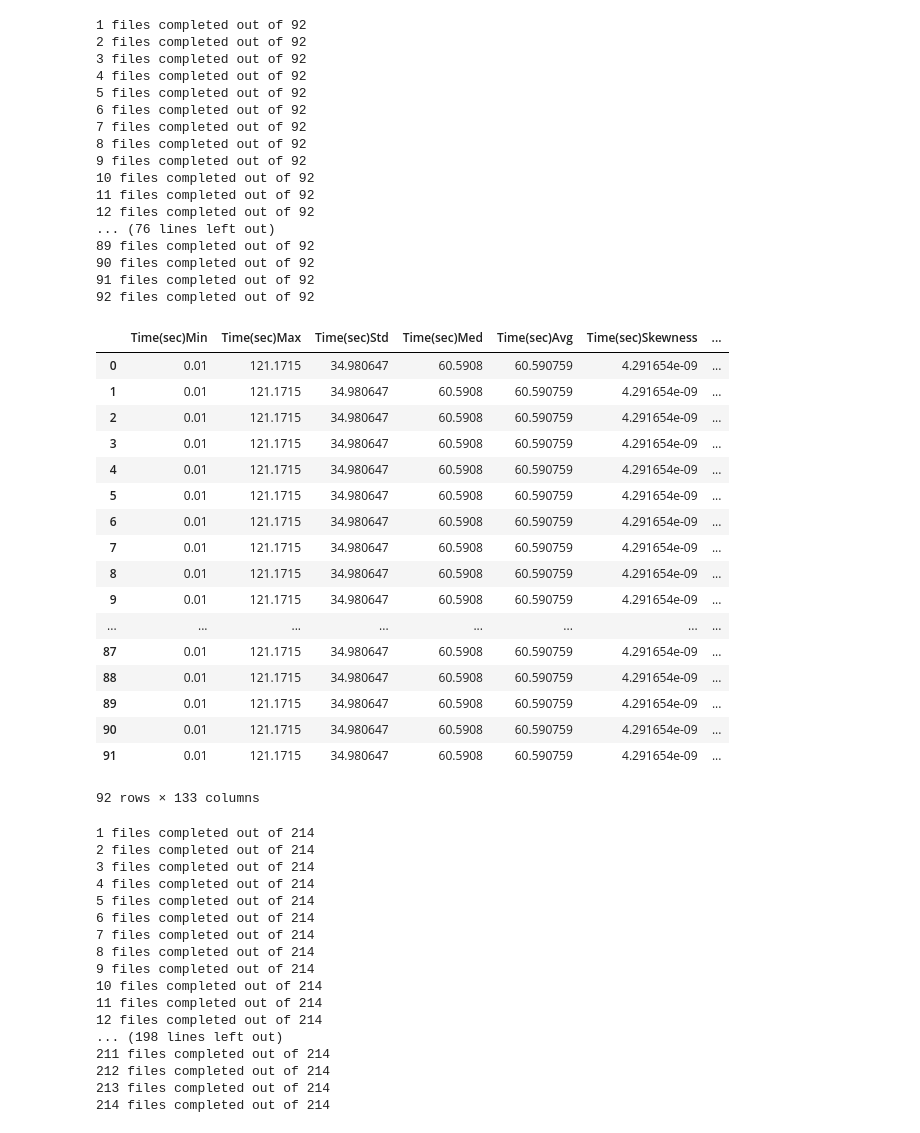
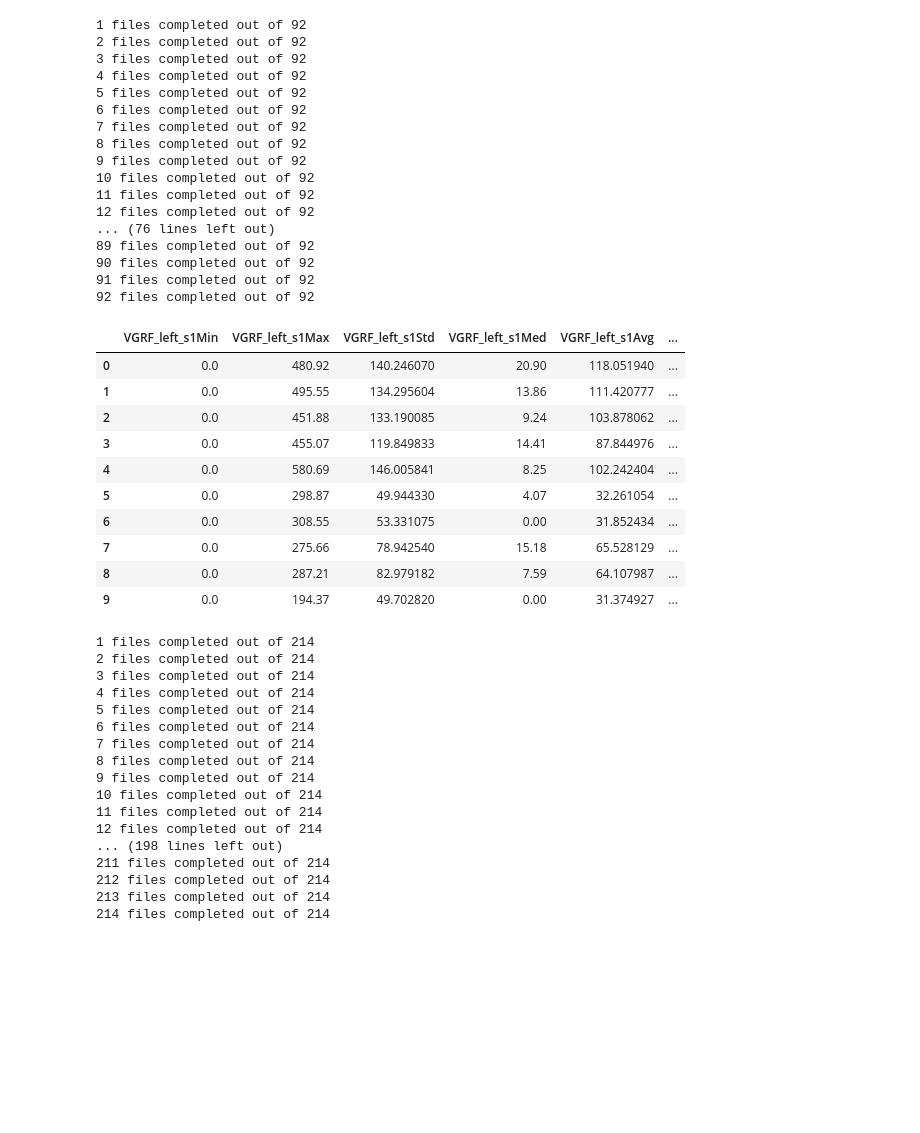
Before and after one commit to mittrayash/Parkinson-s-Disease-Detection-using-Gait-Analysis, a Jupyter notebook: merge_datasets_SVM_RBF.ipynb, the cells around one changed output. Cells and saved outputs as stored; diff of their text form; code cells hidden in the pictures; blank space fills up the shorter version.

```diff
--- a/merge_datasets_SVM_RBF.ipynb
+++ b/merge_datasets_SVM_RBF.ipynb
@@ -81,27 +81,20 @@ for fname in files:
 # %%
 
 df2 = df2.dropna(thresh=50)
-# %%
-df2
-# %% [output]
-|  | Time(sec)Min | Time(sec)Max | Time(sec)Std | Time(sec)Med | Time(sec)Avg | Time(sec)Skewness | ... |
-| 0 | 0.01 | 121.1715 | 34.980647 | 60.5908 | 60.590759 | 4.291654e-09 | ... |
-| 1 | 0.01 | 121.1715 | 34.980647 | 60.5908 | 60.590759 | 4.291654e-09 | ... |
-| 2 | 0.01 | 121.1715 | 34.980647 | 60.5908 | 60.590759 | 4.291654e-09 | ... |
-| 3 | 0.01 | 121.1715 | 34.980647 | 60.5908 | 60.590759 | 4.291654e-09 | ... |
-| 4 | 0.01 | 121.1715 | 34.980647 | 60.5908 | 60.590759 | 4.291654e-09 | ... |
-| 5 | 0.01 | 121.1715 | 34.980647 | 60.5908 | 60.590759 | 4.291654e-09 | ... |
-| 6 | 0.01 | 121.1715 | 34.980647 | 60.5908 | 60.590759 | 4.291654e-09 | ... |
-| 7 | 0.01 | 121.1715 | 34.980647 | 60.5908 | 60.590759 | 4.291654e-09 | ... |
-| 8 | 0.01 | 121.1715 | 34.980647 | 60.5908 | 60.590759 | 4.291654e-09 | ... |
-| 9 | 0.01 | 121.1715 | 34.980647 | 60.5908 | 60.590759 | 4.291654e-09 | ... |
-| ... | ... | ... | ... | ... | ... | ... | ... |
-| 87 | 0.01 | 121.1715 | 34.980647 | 60.5908 | 60.590759 | 4.291654e-09 | ... |
-| 88 | 0.01 | 121.1715 | 34.980647 | 60.5908 | 60.590759 | 4.291654e-09 | ... |
-| 89 | 0.01 | 121.1715 | 34.980647 | 60.5908 | 60.590759 | 4.291654e-09 | ... |
-| 90 | 0.01 | 121.1715 | 34.980647 | 60.5908 | 60.590759 | 4.291654e-09 | ... |
-| 91 | 0.01 | 121.1715 | 34.980647 | 60.5908 | 60.590759 | 4.291654e-09 | ... |
-92 rows × 133 columns
+# %%
+df2.iloc[:10,7:14]
+# %% [output]
+|  | VGRF_left_s1Min | VGRF_left_s1Max | VGRF_left_s1Std | VGRF_left_s1Med | VGRF_left_s1Avg | ... |
+| 0 | 0.0 | 480.92 | 140.246070 | 20.90 | 118.051940 | ... |
+| 1 | 0.0 | 495.55 | 134.295604 | 13.86 | 111.420777 | ... |
+| 2 | 0.0 | 451.88 | 133.190085 | 9.24 | 103.878062 | ... |
+| 3 | 0.0 | 455.07 | 119.849833 | 14.41 | 87.844976 | ... |
+| 4 | 0.0 | 580.69 | 146.005841 | 8.25 | 102.242404 | ... |
+| 5 | 0.0 | 298.87 | 49.944330 | 4.07 | 32.261054 | ... |
+| 6 | 0.0 | 308.55 | 53.331075 | 0.00 | 31.852434 | ... |
+| 7 | 0.0 | 275.66 | 78.942540 | 15.18 | 65.528129 | ... |
+| 8 | 0.0 | 287.21 | 82.979182 | 7.59 | 64.107987 | ... |
+| 9 | 0.0 | 194.37 | 49.702820 | 0.00 | 31.374927 | ... |
 # %%
 count = 0
 
```
